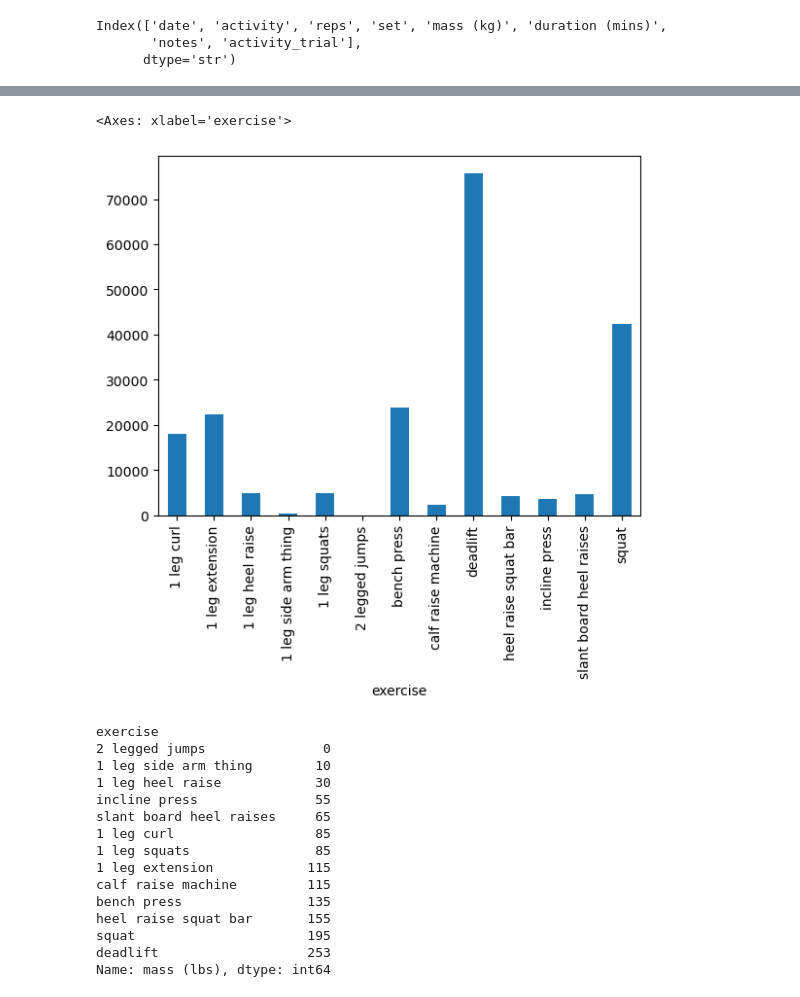
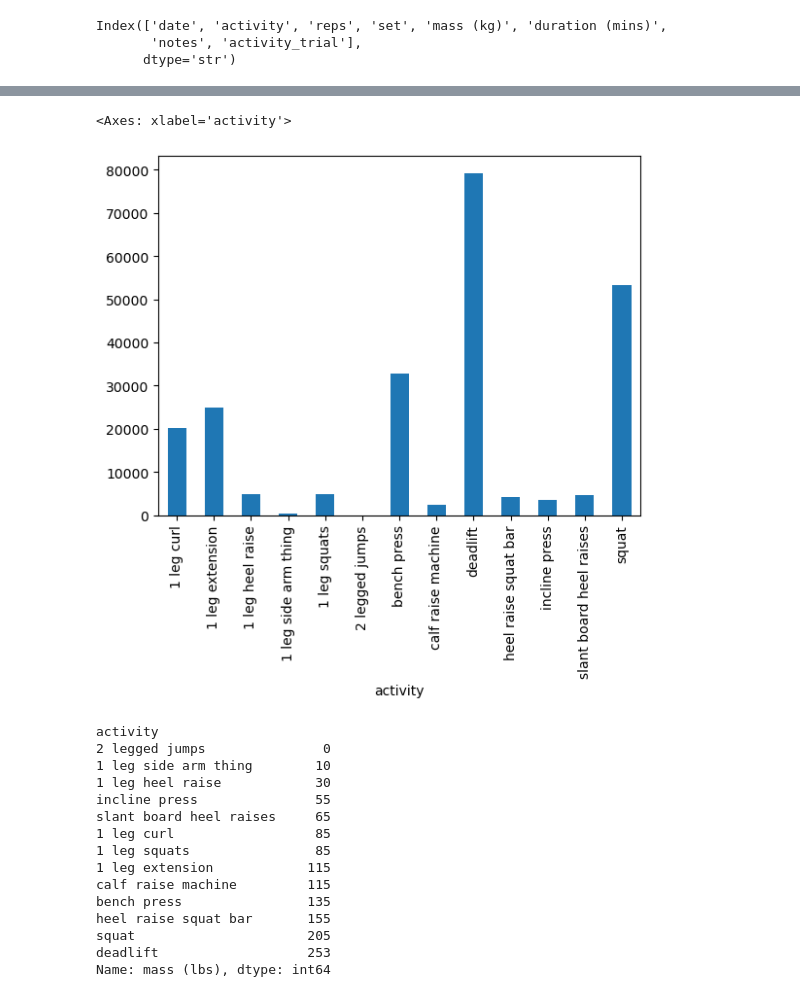
Before and after one commit to BilyBrown/activity_tracking, a Jupyter notebook: notebooks/data_clean_trial.ipynb, the cells around one changed output, grey strips where cells are left out. Drawn from its saved outputs; the diff is of its cells as text; code cells hidden in the pictures.

```diff
--- a/notebooks/data_clean_trial.ipynb
+++ b/notebooks/data_clean_trial.ipynb
@@ -67,7 +67,7 @@ I bet regex will work pretty well
 
 I am not sure I will be able to capture all scenarios like if I forgot 2 "."s - there would have to be some assumptions made
 # %%
-temp_df = pd.read_csv("/home/bily/python/activity_tracker/data/Recovery workout log - barbell weights.csv")
+temp_df = pd.read_csv("/home/bily/python/activity_tracker/data/Recovery workout log - barbell weights_1.csv")
 regex_pattern = r'(\d{2})[.\s]?(\d{1,2})[.\s]?(\d{1,2})'
 extracted_date = temp_df['date'].str.extract(regex_pattern)
 # %%
@@ -186,6 +186,9 @@ squat                      35
 Name: count, dtype: int64
 # %%
-temp_df['exercise'] = temp_df['exercise'].str.strip()
+temp_df['activity'] = temp_df['exercise'].str.strip()
+temp_df.drop(columns='exercise', inplace=True)
+# %%
+temp_df['date'] = pd.to_datetime(temp_df['clean_date'])
 # %%
 temp_df.dtypes
 # %% [output]
@@ -439,13 +443,13 @@ other_df.groupby("activity")['mass (kg)'].sum().plot(kind='bar')
 # %%
 temp_df['total_weight'] = temp_df['reps'] * temp_df['set'] * temp_df['mass (lbs)']
-temp_df.groupby('exercise')['total_weight'].sum().plot(kind='bar')
+temp_df.groupby('activity')['total_weight'].sum().plot(kind='bar')
 # %% [output]
-<Axes: xlabel='exercise'>
+<Axes: xlabel='activity'>
-[figure, old version]
+[figure, new version]
 # %%
-temp_df.groupby('exercise')['mass (lbs)'].max().sort_values()
+temp_df.groupby('activity')['mass (lbs)'].max().sort_values()
 # %% [output]
-exercise
+activity
 2 legged jumps               0
 1 leg side arm thing        10
 1 leg heel raise            30
@@ -457,7 +461,7 @@ slant board heel raises     65
 calf raise machine         115
 bench press                135
 heel raise squat bar       155
-squat                      195
+squat                      205
 deadlift                   253
 Name: mass (lbs), dtype: int64
 # %%
```
Also changed, not shown: parts of 31 cells of this notebook.
